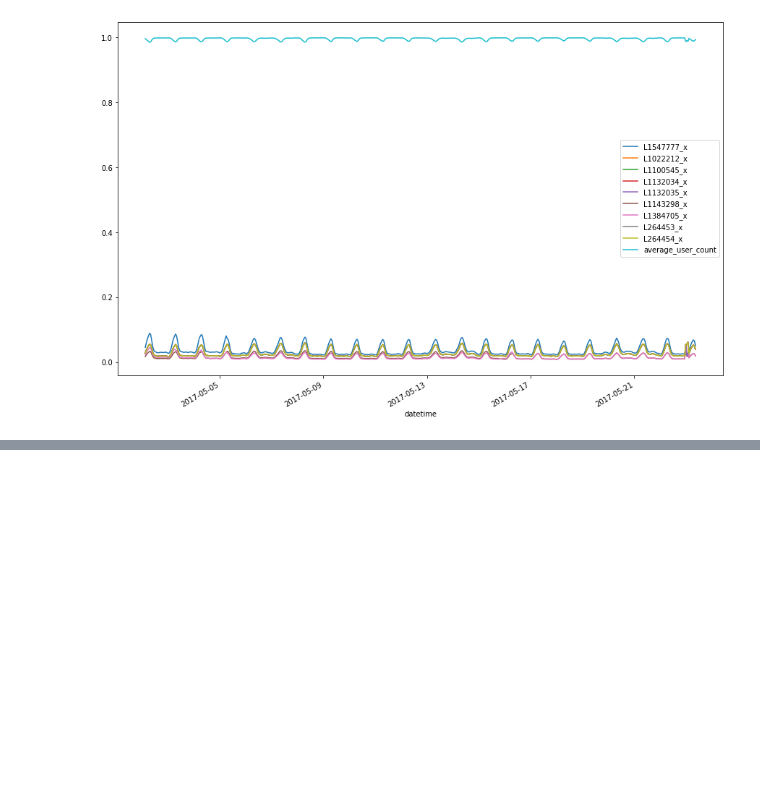
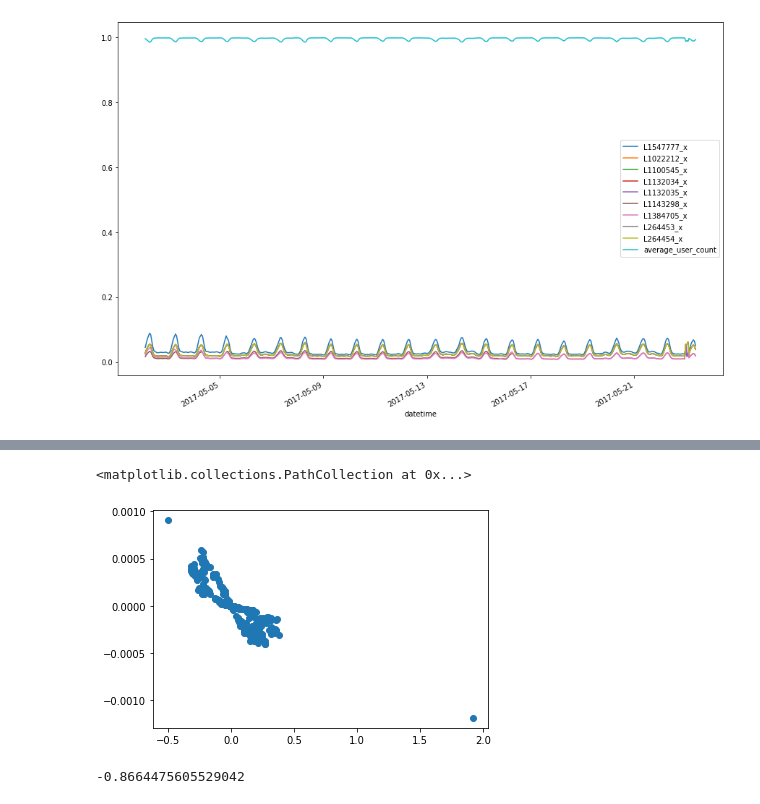
Before and after one commit to kaipietila/cellular-network-data-study, a Jupyter notebook: old_notes/cell_data_unclean.ipynb, the cells around one changed output, grey strips where cells are left out. Saved outputs shown, nothing was run; the diff lists cells and outputs as text; code cells hidden in the pictures; blank space fills up the shorter version.

```diff
--- a/cell_data.ipynb
+++ b/old_notes/cell_data_unclean.ipynb
@@ -194,0 +214,5 @@ For some reason this shows a dip in average user count when x values spike
+# %%
+plt.scatter(normalized_test_five_df['candidate_x_pct_change'], normalized_test_five_df['avg_user_count_pct_change'])
+# %% [output]
+<matplotlib.collections.PathCollection at 0x...>
+[figure, added]
@@ -194,0 +222,4 @@ For some reason this shows a dip in average user count when x values spike
+# %%
+avg_user_correlation_on_x_parameter
+# %% [output]
+-0.8664475605529042
```
Also changed, not shown: parts of 8 cells of this notebook, 1 other file.
